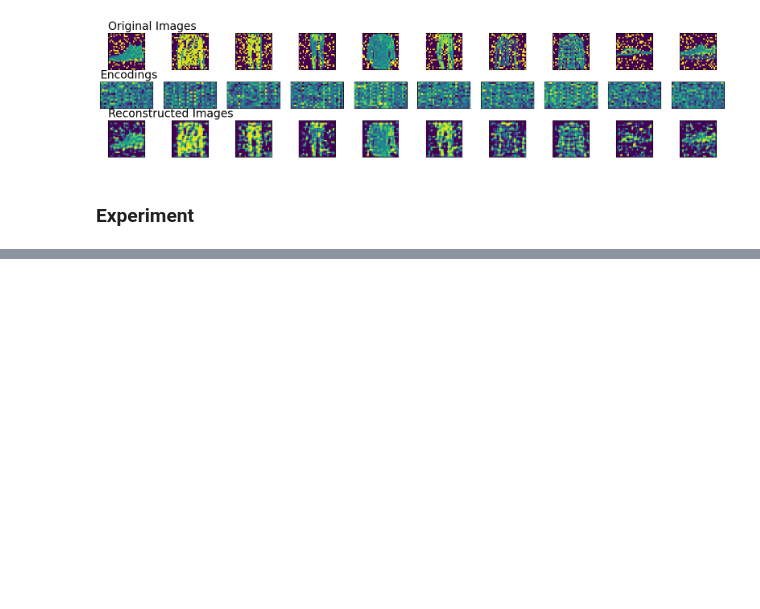
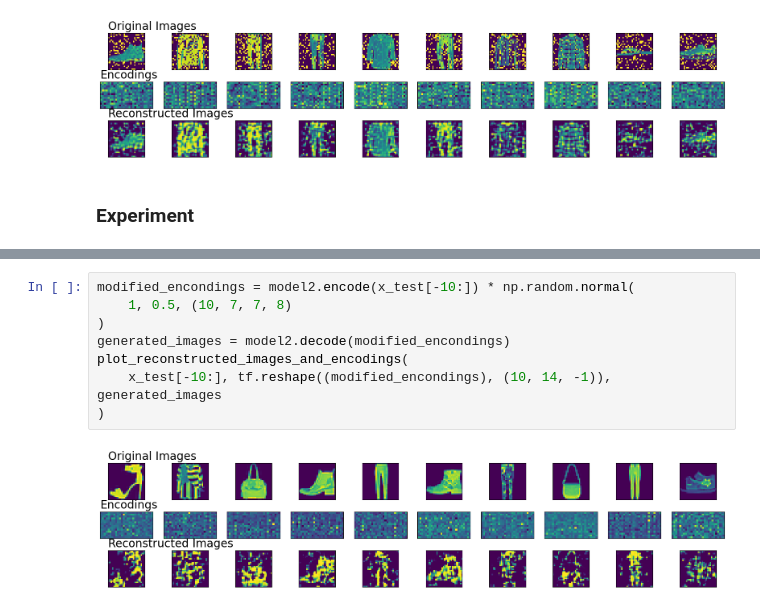
Before and after one commit to Ahmed-Rushdi/GAN_refresher, a Jupyter notebook: ae_refresher.ipynb, the cells around one changed output, grey strips where cells are left out. Drawn from its saved outputs; the diff is of its cells as text; blank space fills up the shorter version.

```diff
--- a/ae_refresher.ipynb
+++ b/ae_refresher.ipynb
@@ -241,0 +245,10 @@ TypeError: Invalid shape (7, 7, 8) for image data
+# %%
+modified_encondings = model2.encode(x_test[-10:]) * np.random.normal(
+    1, 0.5, (10, 7, 7, 8)
+)
+generated_images = model2.decode(modified_encondings)
+plot_reconstructed_images_and_encodings(
+    x_test[-10:], tf.reshape((modified_encondings), (10, 14, -1)), generated_images
+)
+# %% [output]
+[figure, added]
```
Also changed, not shown: parts of 4 cells of this notebook.
